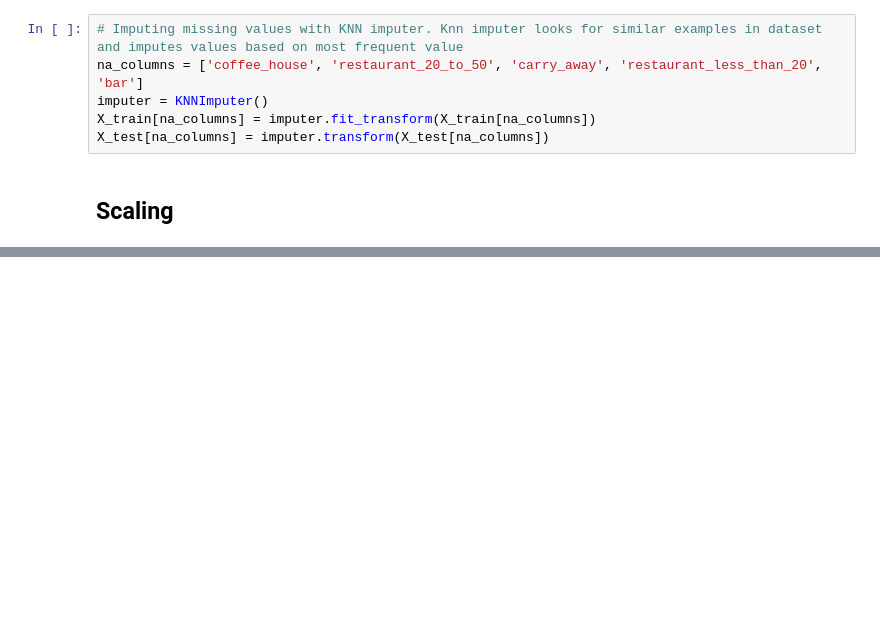
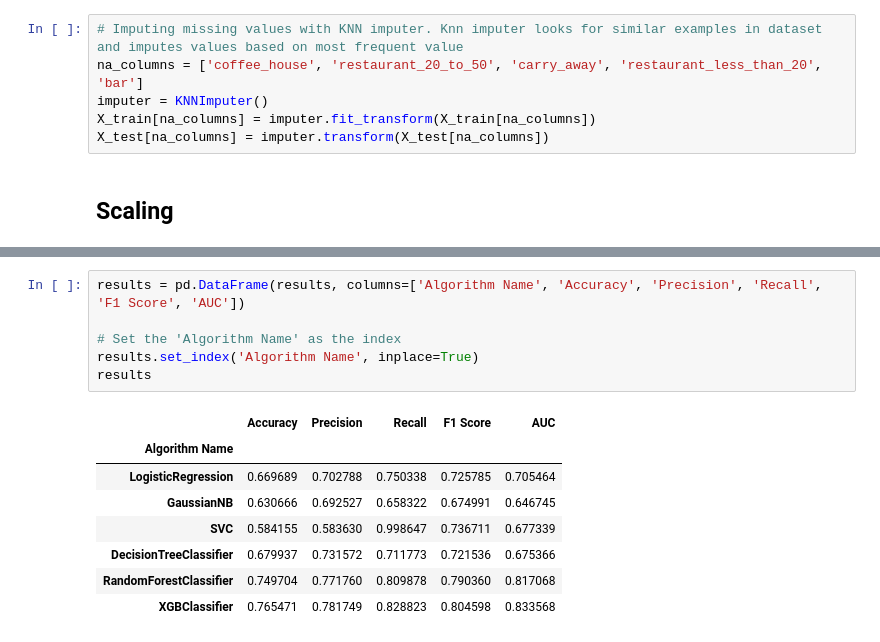
Before and after one commit to meghrajkonduskar/In-Drive-Coupon-Recommendation-Project, a Jupyter notebook: In-Drive-Coupon-Recommendation.ipynb, the cells around one changed output, grey strips where cells are left out. Saved outputs shown, nothing was run; the diff lists cells and outputs as text; blank space fills up the shorter version.

```diff
--- a/In-Drive-Coupon-Recommendation.ipynb
+++ b/In-Drive-Coupon-Recommendation.ipynb
@@ -526,0 +535,15 @@ Confusion Matrix of RandomForestClassifier:
+# %%
+results = pd.DataFrame(results, columns=['Algorithm Name', 'Accuracy', 'Precision', 'Recall', 'F1 Score', 'AUC'])
+
+# Set the 'Algorithm Name' as the index
+results.set_index('Algorithm Name', inplace=True)
+results
+# %% [output]
+|  | Accuracy | Precision | Recall | F1 Score | AUC |
+| Algorithm Name |  |  |  |  |  |
+| LogisticRegression | 0.669689 | 0.702788 | 0.750338 | 0.725785 | 0.705464 |
+| GaussianNB | 0.630666 | 0.692527 | 0.658322 | 0.674991 | 0.646745 |
+| SVC | 0.584155 | 0.583630 | 0.998647 | 0.736711 | 0.677339 |
+| DecisionTreeClassifier | 0.679937 | 0.731572 | 0.711773 | 0.721536 | 0.675366 |
+| RandomForestClassifier | 0.749704 | 0.771760 | 0.809878 | 0.790360 | 0.817068 |
+| XGBClassifier | 0.765471 | 0.781749 | 0.828823 | 0.804598 | 0.833568 |
```
Also changed, not shown: parts of 26 cells of this notebook, 1 other file.
